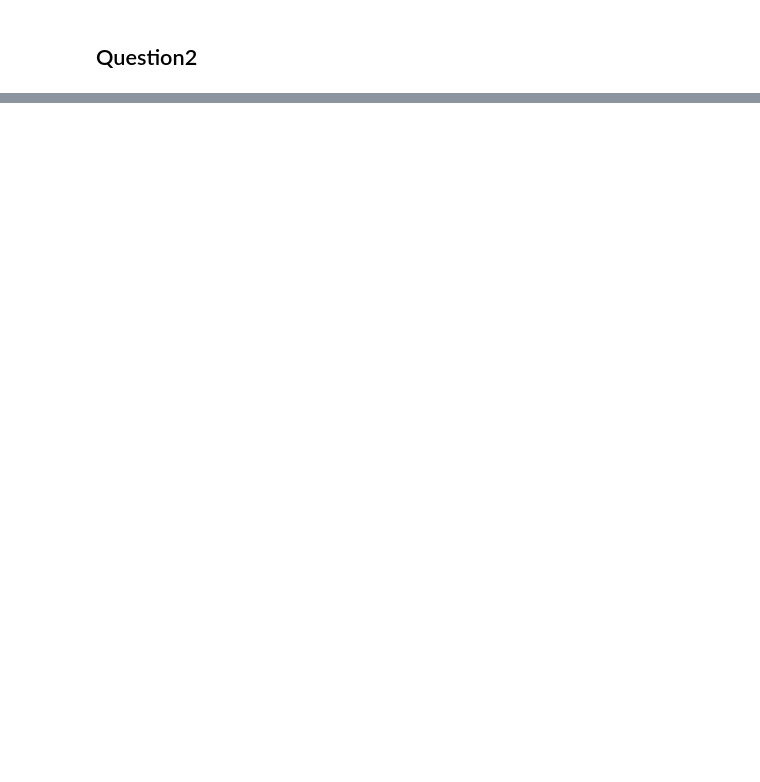
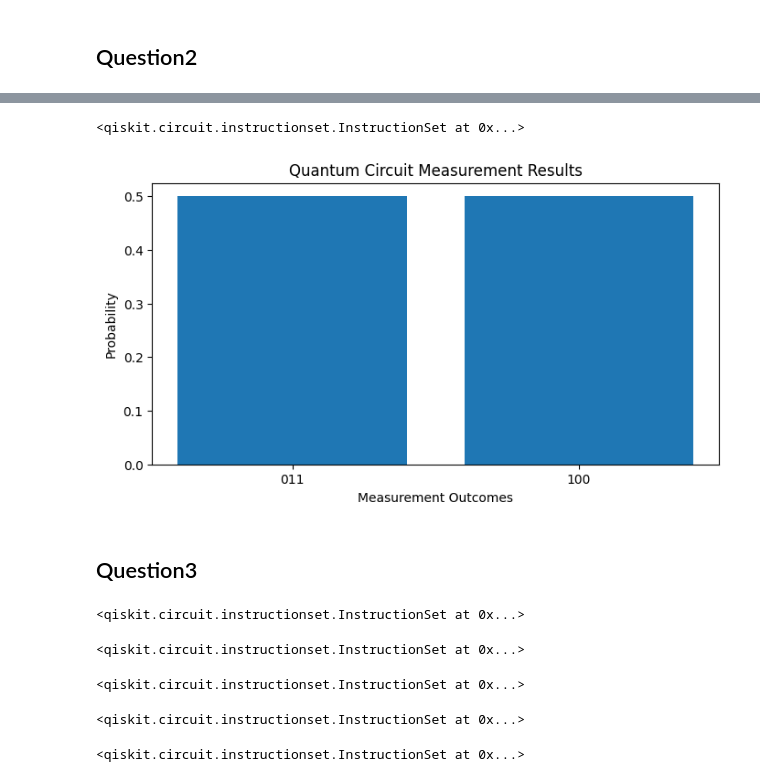
Before and after one commit to Arjun-P-Dinesh/QuantumComputing, a Jupyter notebook: Arjun_503_ETE_LabExamination.ipynb, the cells around one changed output, grey strips where cells are left out. Saved outputs shown, nothing was run; the diff lists cells and outputs as text; code cells hidden in the pictures; blank space fills up the shorter version.

```diff
--- a/Arjun_503_ETE_LabExamination.ipynb
+++ b/Arjun_503_ETE_LabExamination.ipynb
@@ -95,0 +99,3 @@ plt.show()
+# %%
+# Apply a Hadamard gate on qubit q0
+qc2.h(0)
@@ -95,0 +104,3 @@ plt.show()
+# %%
+# Apply an X (NOT) gate on qubit q2
+qc2.x(2)
@@ -95,0 +130,22 @@ plt.show()
+# %%
+# Measure each qubit into the corresponding classical bit
+qc2.measure([0, 1, 2], [0, 1, 2])
+# %% [output]
+<qiskit.circuit.instructionset.InstructionSet at 0x...>
+# %%
+# Use Sampler to get measurement results
+sampler = Sampler()
+results = sampler.run(qc2).result()
+statistics = results.quasi_dists[0].binary_probabilities()
+# %%
+# Plot the histogram of results
+plt.figure(figsize=(8, 4))
+plt.title("Quantum Circuit Measurement Results")
+plt.bar(statistics.keys(), statistics.values())
+plt.xlabel("Measurement Outcomes")
+plt.ylabel("Probability")
+plt.show()
+# %% [output]
+[figure, added]
+# %% [markdown]
+## Question3
@@ -95,0 +154,23 @@ plt.show()
+# %%
+qc3.h(0)
+# %% [output]
+<qiskit.circuit.instructionset.InstructionSet at 0x...>
+# %%
+qc3.cx(0, 1)
+# %% [output]
+<qiskit.circuit.instructionset.InstructionSet at 0x...>
+# %%
+# Apply a Z gate to qubit 1
+qc3.z(1)
+# %% [output]
+<qiskit.circuit.instructionset.InstructionSet at 0x...>
+# %%
+# Apply the second CNOT gate with qubit 1 as control and qubit 0 as target
+qc3.cx(1, 0)
+# %% [output]
+<qiskit.circuit.instructionset.InstructionSet at 0x...>
+# %%
+# Apply Hadamard gate to qubit 0 again
+qc3.h(1)
+# %% [output]
+<qiskit.circuit.instructionset.InstructionSet at 0x...>
```
Also changed, not shown: parts of 9 cells of this notebook.
